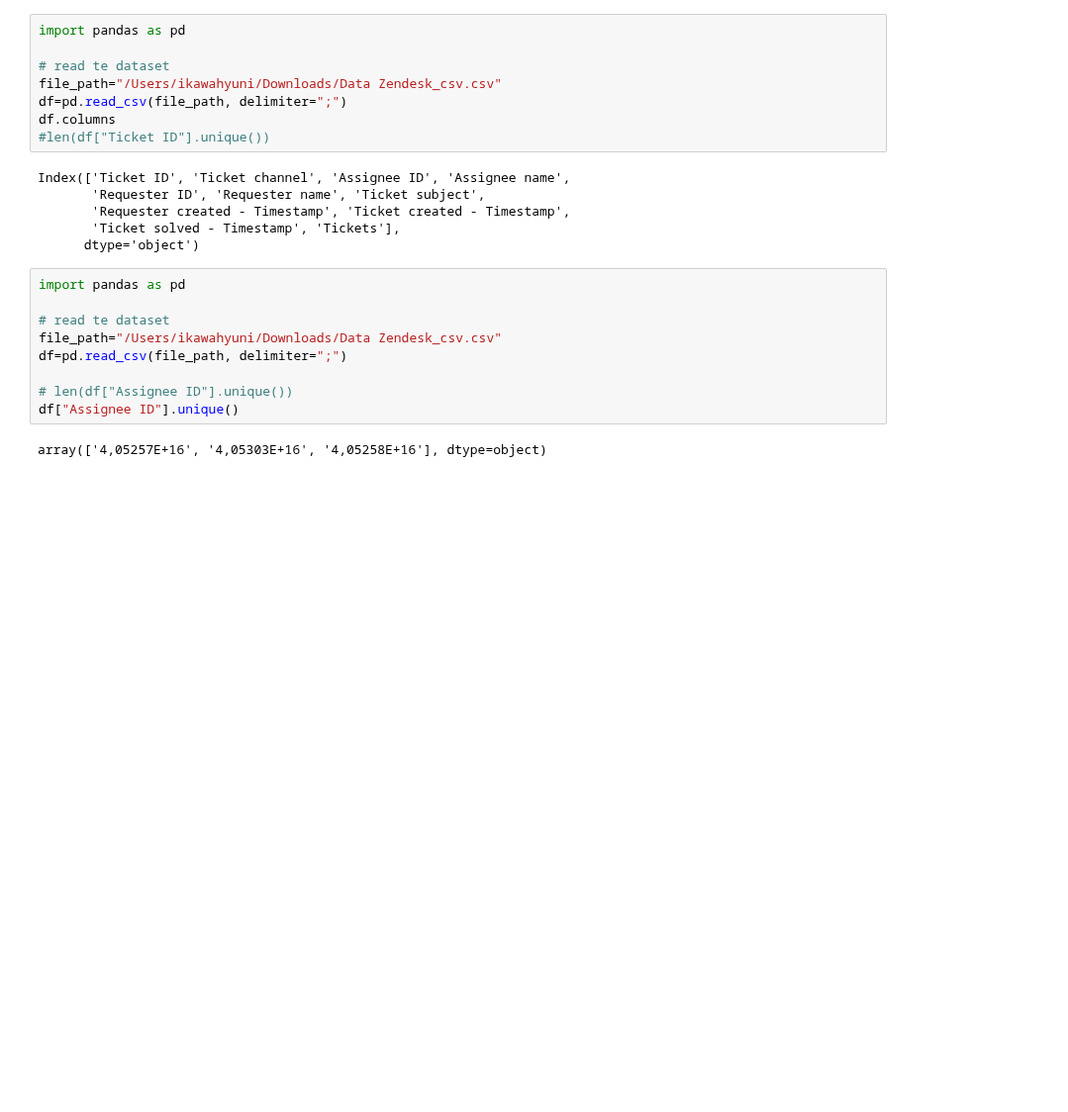
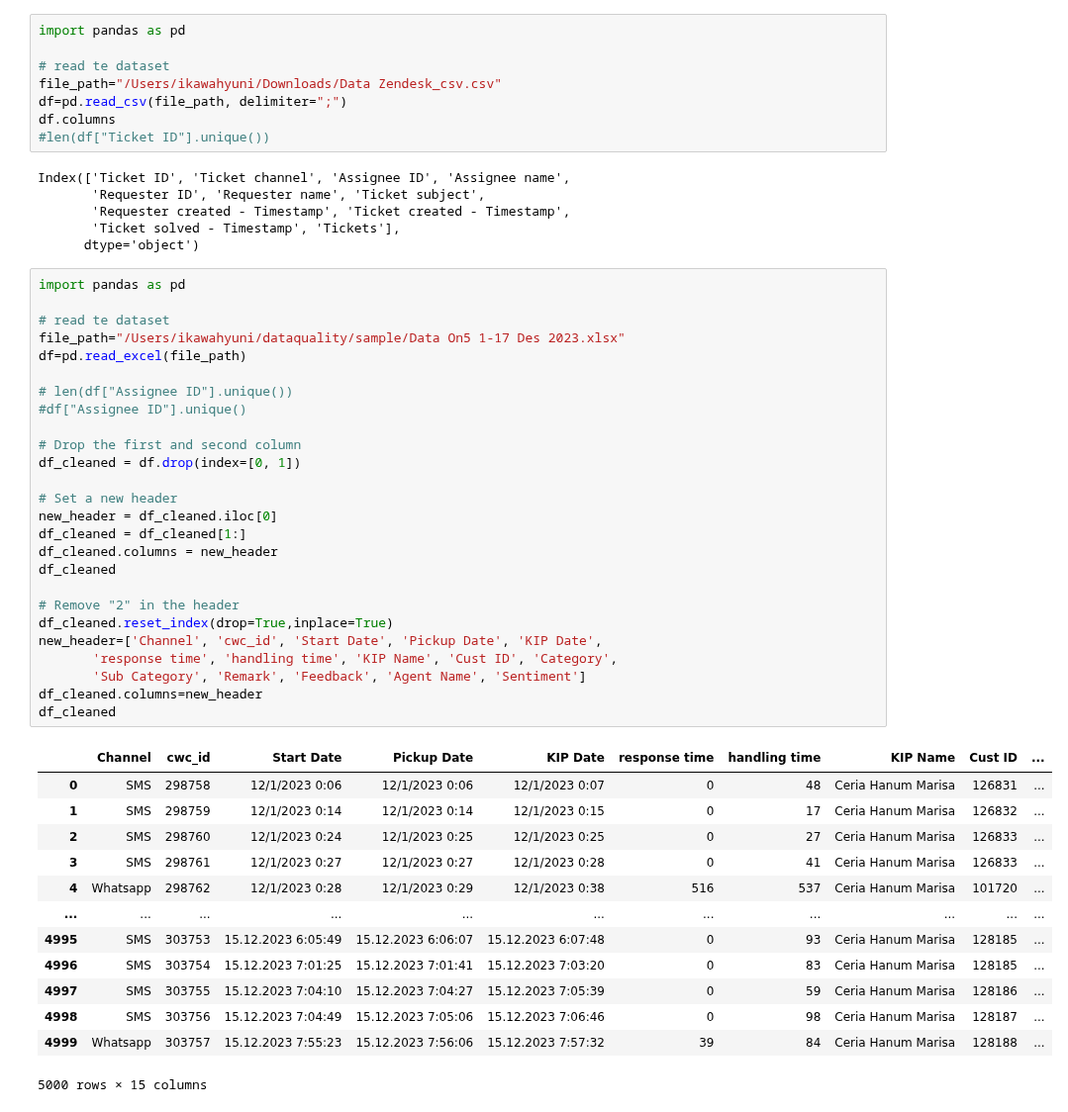
Before and after one commit to masterA88/dataquality2-new, a Jupyter notebook: Data_Quality_Tests.ipynb, the cells around one changed output. Shown at 99% size. Drawn from its saved outputs; the diff is of its cells as text; blank space fills up the shorter version.

```diff
--- a/Data_Quality_Tests.ipynb
+++ b/Data_Quality_Tests.ipynb
@@ -1956,11 +1923,40 @@ Index(['Ticket ID', 'Ticket channel', 'Assignee ID', 'Assignee name',
 # %%
 import pandas as pd
 
 # read te dataset
-file_path="/Users/ikawahyuni/Downloads/Data Zendesk_csv.csv"
-df=pd.read_csv(file_path, delimiter=";")
+file_path="/Users/ikawahyuni/dataquality/sample/Data On5 1-17 Des 2023.xlsx"
+df=pd.read_excel(file_path)
 
 # len(df["Assignee ID"].unique())
-df["Assignee ID"].unique()
+#df["Assignee ID"].unique()
+
+# Drop the first and second column
+df_cleaned = df.drop(index=[0, 1])
+
+# Set a new header
+new_header = df_cleaned.iloc[0]
+df_cleaned = df_cleaned[1:]
+df_cleaned.columns = new_header
+df_cleaned
+
+# Remove "2" in the header
+df_cleaned.reset_index(drop=True,inplace=True)
+new_header=['Channel', 'cwc_id', 'Start Date', 'Pickup Date', 'KIP Date',
+       'response time', 'handling time', 'KIP Name', 'Cust ID', 'Category',
+       'Sub Category', 'Remark', 'Feedback', 'Agent Name', 'Sentiment']
+df_cleaned.columns=new_header
+df_cleaned
 # %% [output]
+|  | Channel | cwc_id | Start Date | Pickup Date | KIP Date | response time | handling time | KIP Name | Cust ID | ... |
+| 0 | SMS | 298758 | 12/1/2023 0:06 | 12/1/2023 0:06 | 12/1/2023 0:07 | 0 | 48 | Ceria Hanum Marisa | 126831 | ... |
+| 1 | SMS | 298759 | 12/1/2023 0:14 | 12/1/2023 0:14 | 12/1/2023 0:15 | 0 | 17 | Ceria Hanum Marisa | 126832 | ... |
+| 2 | SMS | 298760 | 12/1/2023 0:24 | 12/1/2023 0:25 | 12/1/2023 0:25 | 0 | 27 | Ceria Hanum Marisa | 126833 | ... |
+| 3 | SMS | 298761 | 12/1/2023 0:27 | 12/1/2023 0:27 | 12/1/2023 0:28 | 0 | 41 | Ceria Hanum Marisa | 126833 | ... |
+| 4 | Whatsapp | 298762 | 12/1/2023 0:28 | 12/1/2023 0:29 | 12/1/2023 0:38 | 516 | 537 | Ceria Hanum Marisa | 101720 | ... |
+| ... | ... | ... | ... | ... | ... | ... | ... | ... | ... | ... |
+| 4995 | SMS | 303753 | 15.12.2023 6:05:49 | 15.12.2023 6:06:07 | 15.12.2023 6:07:48 | 0 | 93 | Ceria Hanum Marisa | 128185 | ... |
+| 4996 | SMS | 303754 | 15.12.2023 7:01:25 | 15.12.2023 7:01:41 | 15.12.2023 7:03:20 | 0 | 83 | Ceria Hanum Marisa | 128185 | ... |
+| 4997 | SMS | 303755 | 15.12.2023 7:04:10 | 15.12.2023 7:04:27 | 15.12.2023 7:05:39 | 0 | 59 | Ceria Hanum Marisa | 128186 | ... |
+| 4998 | SMS | 303756 | 15.12.2023 7:04:49 | 15.12.2023 7:05:06 | 15.12.2023 7:06:46 | 0 | 98 | Ceria Hanum Marisa | 128187 | ... |
+| 4999 | Whatsapp | 303757 | 15.12.2023 7:55:23 | 15.12.2023 7:56:06 | 15.12.2023 7:57:32 | 39 | 84 | Ceria Hanum Marisa | 128188 | ... |
-array(['4,05257E+16', '4,05303E+16', '4,05258E+16'], dtype=object)
+5000 rows × 15 columns
```
Also changed, not shown: parts of 2 cells of this notebook, 12 other files.
